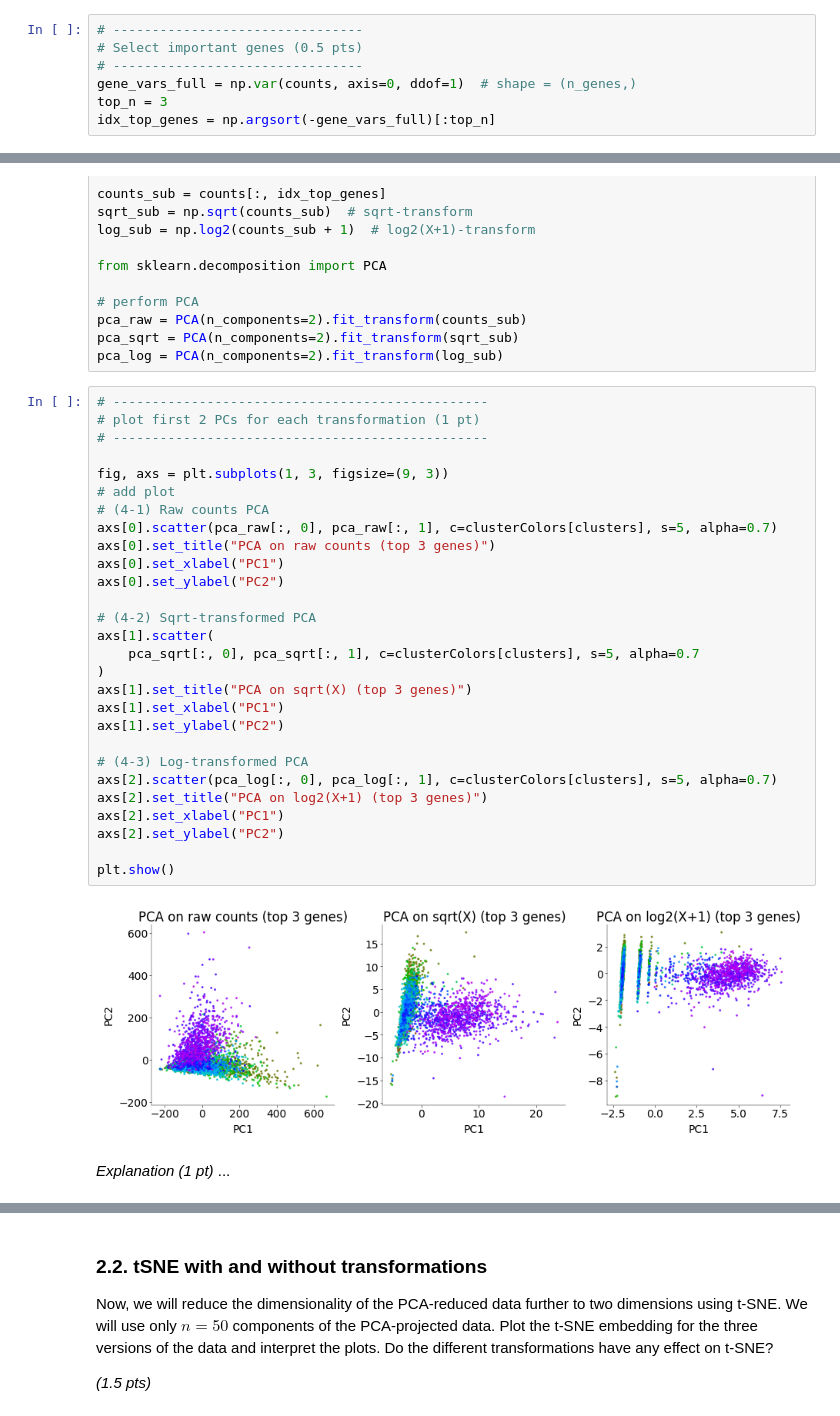
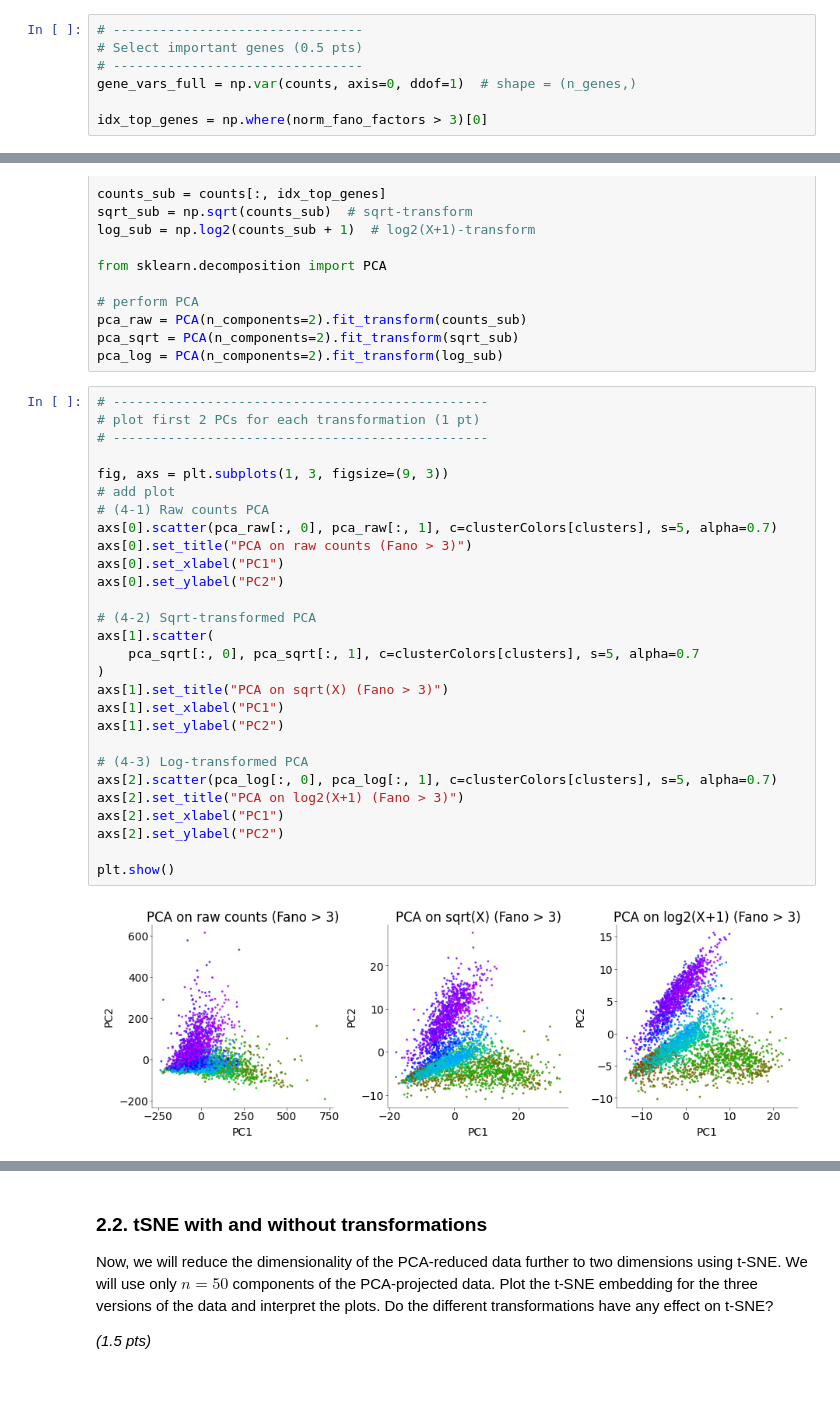
Before and after one commit to JuliusGrote/NDS_2025, a Jupyter notebook: notebooks/CodingLab7.ipynb, the cells around one changed output, grey strips where cells are left out. Cells and saved outputs as stored; diff of their text form; blank space fills up the shorter version.

Commit message:
added explanations to the tasks and correct PCA and axis scaling issues where i detected them

```diff
--- a/notebooks/CodingLab7.ipynb
+++ b/notebooks/CodingLab7.ipynb
@@ -375,8 +392,8 @@ _(3.5 pts)_
 # Select important genes (0.5 pts)
 # --------------------------------
 gene_vars_full = np.var(counts, axis=0, ddof=1)  # shape = (n_genes,)
-top_n = 3
-idx_top_genes = np.argsort(-gene_vars_full)[:top_n]
+
+idx_top_genes = np.where(norm_fano_factors > 3)[0]
 # %%
 # --------------------------------------
 # transform data and apply PCA (1 pt)
@@ -395,33 +412,30 @@ pca_log = PCA(n_components=2).fit_transform(log_sub)
 # %%
 # ------------------------------------------------
 # plot first 2 PCs for each transformation (1 pt)
 # ------------------------------------------------
 
 fig, axs = plt.subplots(1, 3, figsize=(9, 3))
 # add plot
 # (4-1) Raw counts PCA
 axs[0].scatter(pca_raw[:, 0], pca_raw[:, 1], c=clusterColors[clusters], s=5, alpha=0.7)
-axs[0].set_title("PCA on raw counts (top 3 genes)")
+axs[0].set_title("PCA on raw counts (Fano > 3)")
 axs[0].set_xlabel("PC1")
 axs[0].set_ylabel("PC2")
 
 # (4-2) Sqrt-transformed PCA
 axs[1].scatter(
     pca_sqrt[:, 0], pca_sqrt[:, 1], c=clusterColors[clusters], s=5, alpha=0.7
 )
-axs[1].set_title("PCA on sqrt(X) (top 3 genes)")
+axs[1].set_title("PCA on sqrt(X) (Fano > 3)")
 axs[1].set_xlabel("PC1")
 axs[1].set_ylabel("PC2")
 
 # (4-3) Log-transformed PCA
 axs[2].scatter(pca_log[:, 0], pca_log[:, 1], c=clusterColors[clusters], s=5, alpha=0.7)
-axs[2].set_title("PCA on log2(X+1) (top 3 genes)")
+axs[2].set_title("PCA on log2(X+1) (Fano > 3)")
 axs[2].set_xlabel("PC1")
 axs[2].set_ylabel("PC2")
 
 plt.show()
 # %% [output]
-[figure, old version]
+[figure, new version]
-# %% [markdown]
-_Explanation (1 pt)_
-...
```
Also changed, not shown: parts of 15 cells of this notebook, 1 other file.
